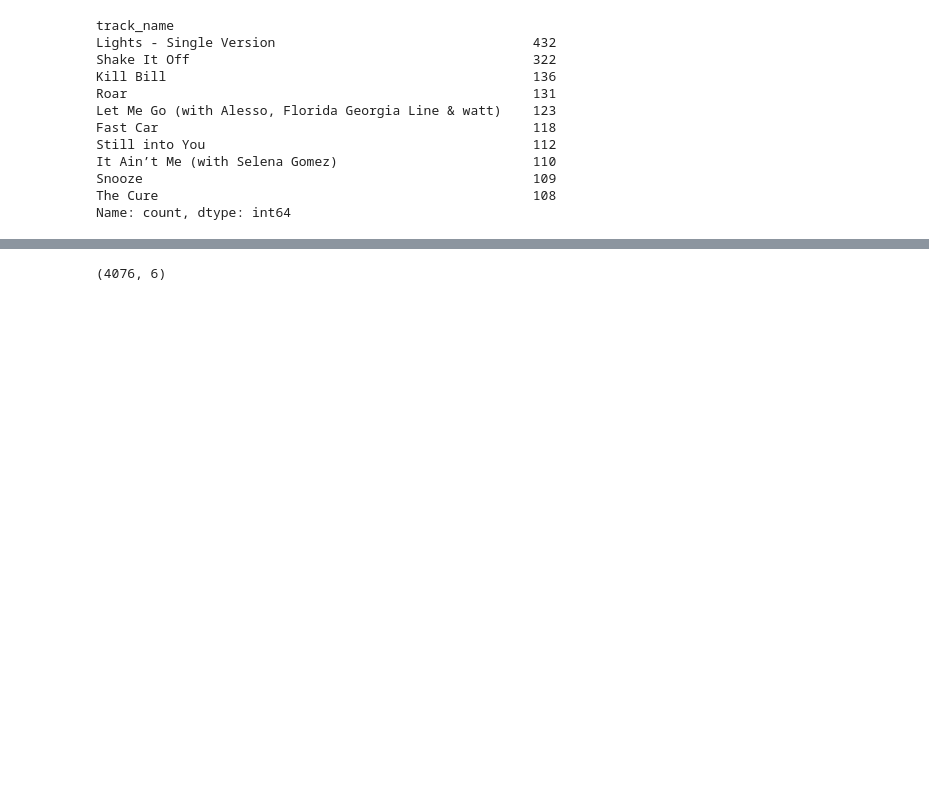
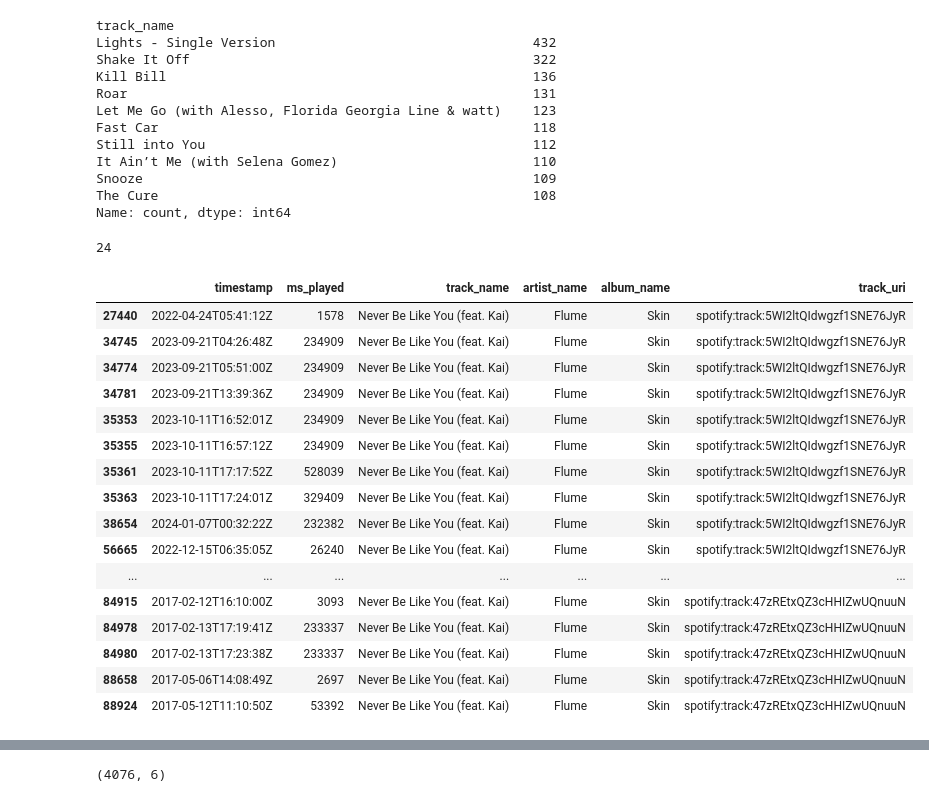
Before and after one commit to ChristelleJoseph/Music-Recomendation-System, a Jupyter notebook: analysis.ipynb, the cells around one changed output, grey strips where cells are left out. Saved outputs shown, nothing was run; the diff lists cells and outputs as text; code cells hidden in the pictures; blank space fills up the shorter version.

```diff
--- a/analysis.ipynb
+++ b/analysis.ipynb
@@ -65,3 +65,29 @@ It Ain’t Me (with Selena Gomez)                         110
 Snooze                                                  109
 The Cure                                                108
 Name: count, dtype: int64
+# %%
+song_search = data[data['track_name'] == 'Never Be Like You (feat. Kai)']
+# %%
+print(len(song_search))
+# %% [output]
+24
+# %%
+song_search
+# %% [output]
+|  | timestamp | ms_played | track_name | artist_name | album_name | track_uri |
+| 27440 | 2022-04-24T05:41:12Z | 1578 | Never Be Like You (feat. Kai) | Flume | Skin | spotify:track:5WI2ltQIdwgzf1SNE76JyR |
+| 34745 | 2023-09-21T04:26:48Z | 234909 | Never Be Like You (feat. Kai) | Flume | Skin | spotify:track:5WI2ltQIdwgzf1SNE76JyR |
+| 34774 | 2023-09-21T05:51:00Z | 234909 | Never Be Like You (feat. Kai) | Flume | Skin | spotify:track:5WI2ltQIdwgzf1SNE76JyR |
+| 34781 | 2023-09-21T13:39:36Z | 234909 | Never Be Like You (feat. Kai) | Flume | Skin | spotify:track:5WI2ltQIdwgzf1SNE76JyR |
+| 35353 | 2023-10-11T16:52:01Z | 234909 | Never Be Like You (feat. Kai) | Flume | Skin | spotify:track:5WI2ltQIdwgzf1SNE76JyR |
+| 35355 | 2023-10-11T16:57:12Z | 234909 | Never Be Like You (feat. Kai) | Flume | Skin | spotify:track:5WI2ltQIdwgzf1SNE76JyR |
+| 35361 | 2023-10-11T17:17:52Z | 528039 | Never Be Like You (feat. Kai) | Flume | Skin | spotify:track:5WI2ltQIdwgzf1SNE76JyR |
+| 35363 | 2023-10-11T17:24:01Z | 329409 | Never Be Like You (feat. Kai) | Flume | Skin | spotify:track:5WI2ltQIdwgzf1SNE76JyR |
+| 38654 | 2024-01-07T00:32:22Z | 232382 | Never Be Like You (feat. Kai) | Flume | Skin | spotify:track:5WI2ltQIdwgzf1SNE76JyR |
+| 56665 | 2022-12-15T06:35:05Z | 26240 | Never Be Like You (feat. Kai) | Flume | Skin | spotify:track:5WI2ltQIdwgzf1SNE76JyR |
+| ... | ... | ... | ... | ... | ... | ... |
+| 84915 | 2017-02-12T16:10:00Z | 3093 | Never Be Like You (feat. Kai) | Flume | Skin | spotify:track:47zREtxQZ3cHHIZwUQnuuN |
+| 84978 | 2017-02-13T17:19:41Z | 233337 | Never Be Like You (feat. Kai) | Flume | Skin | spotify:track:47zREtxQZ3cHHIZwUQnuuN |
+| 84980 | 2017-02-13T17:23:38Z | 233337 | Never Be Like You (feat. Kai) | Flume | Skin | spotify:track:47zREtxQZ3cHHIZwUQnuuN |
+| 88658 | 2017-05-06T14:08:49Z | 2697 | Never Be Like You (feat. Kai) | Flume | Skin | spotify:track:47zREtxQZ3cHHIZwUQnuuN |
+| 88924 | 2017-05-12T11:10:50Z | 53392 | Never Be Like You (feat. Kai) | Flume | Skin | spotify:track:47zREtxQZ3cHHIZwUQnuuN |
```
Also changed, not shown: parts of 5 cells of this notebook.
